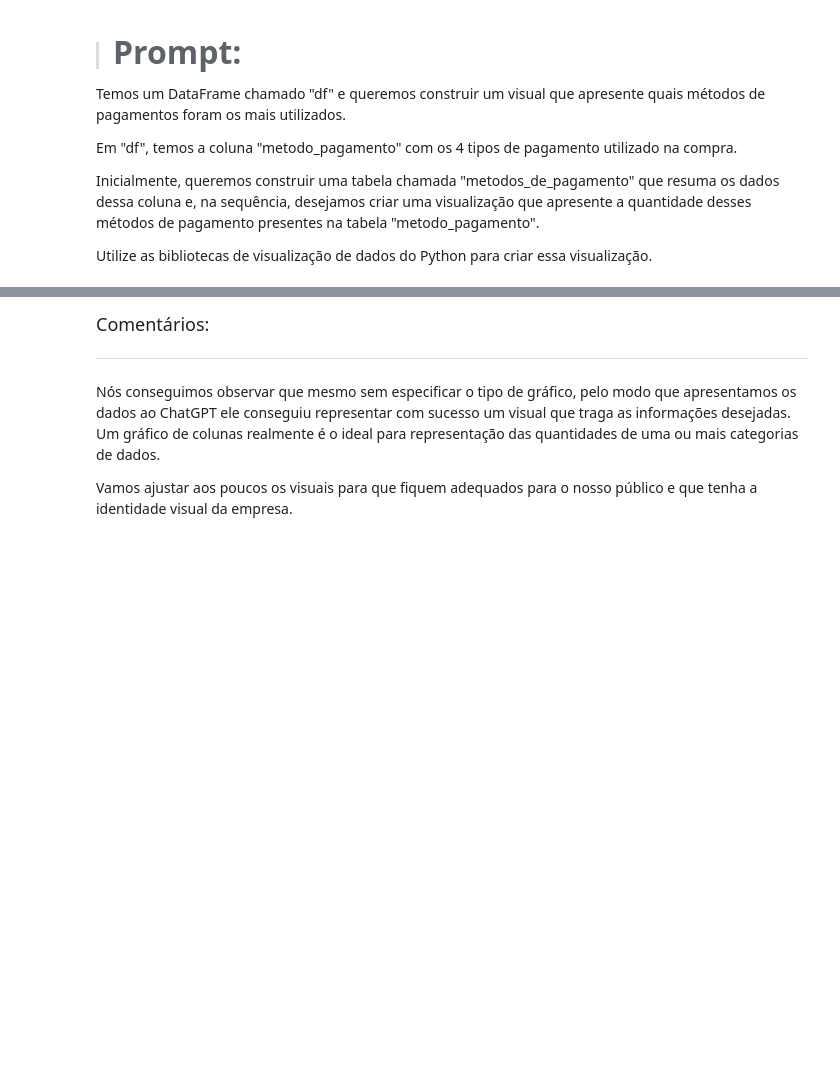
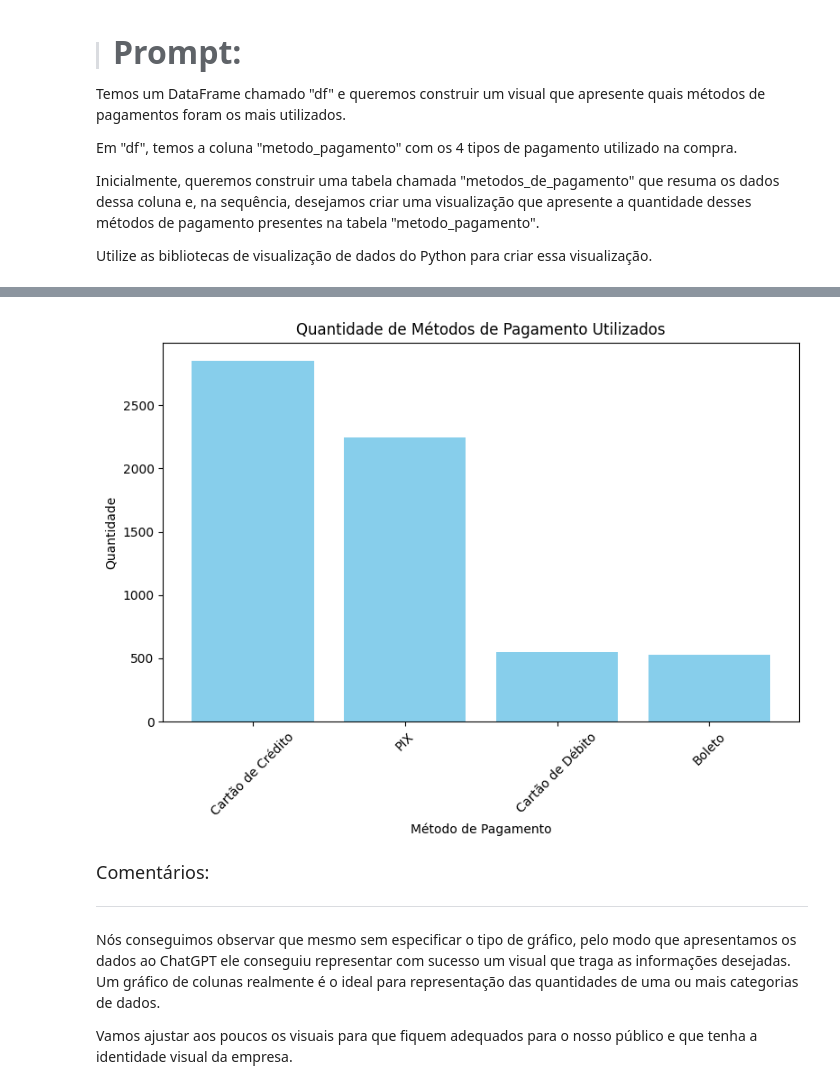
Before and after one commit to TheGabrielVieira/ia-datascience-dataviz, a Jupyter notebook: notebooks/Projeto_IA_aplicada_a_Data_Science.ipynb, the cells around one changed output, grey strips where cells are left out. Saved outputs shown, nothing was run; the diff lists cells and outputs as text; code cells hidden in the pictures; blank space fills up the shorter version.

Commit message:
feat: visualizing-the-data

```diff
--- a/notebooks/Projeto_IA_aplicada_a_Data_Science.ipynb
+++ b/notebooks/Projeto_IA_aplicada_a_Data_Science.ipynb
@@ -430,3 +430,16 @@ Em "df", temos a coluna "metodo_pagamento" com os 4 tipos de pagamento utilizado
 Inicialmente, queremos construir uma tabela chamada "metodos_de_pagamento" que resuma os dados dessa coluna e, na sequência, desejamos criar uma visualização que apresente a quantidade desses métodos de pagamento presentes na tabela "metodo_pagamento".
 
 Utilize as bibliotecas de visualização de dados do Python para criar essa visualização.
+# %%
+import matplotlib.pyplot as plt
+
+# Exemplo de DataFrame (você pode pular esta parte se já tiver o df)
+# df = pd.DataFrame({
+#     'metodo_pagamento': ['cartao_credito', 'boleto', 'pix', 'cartao_credito', 'pix', 'boleto', 'pix']
+# })
+
+# 1. Criar a tabela "metodos_de_pagamento"
+metodos_de_pagamento = df['metodo_pagamento'].value_counts().reset_index()
+metodos_de_pagamento.columns = ['Metodo_de_pagamento', 'Quantidade']
+
+metodos_de_pagamento
@@ -433,3 +452,15 @@ Utilize as bibliotecas de visualização de dados do Python para criar essa visu
+# %%
+# 2. Visualização com matplotlib
+plt.figure(figsize=(8, 6))
+plt.bar(metodos_de_pagamento['Metodo_de_pagamento'], metodos_de_pagamento['Quantidade'], color='skyblue')
+plt.title('Quantidade de Métodos de Pagamento Utilizados')
+plt.xlabel('Método de Pagamento')
+plt.ylabel('Quantidade')
+plt.xticks(rotation=45)
+plt.tight_layout()
+plt.show()
+# %% [output]
+[figure, added]
 # %% [markdown]
 <font color="7b71ff" size=4> Comentários: </font>
 
```
Also changed, not shown: parts of 1 cell of this notebook.
